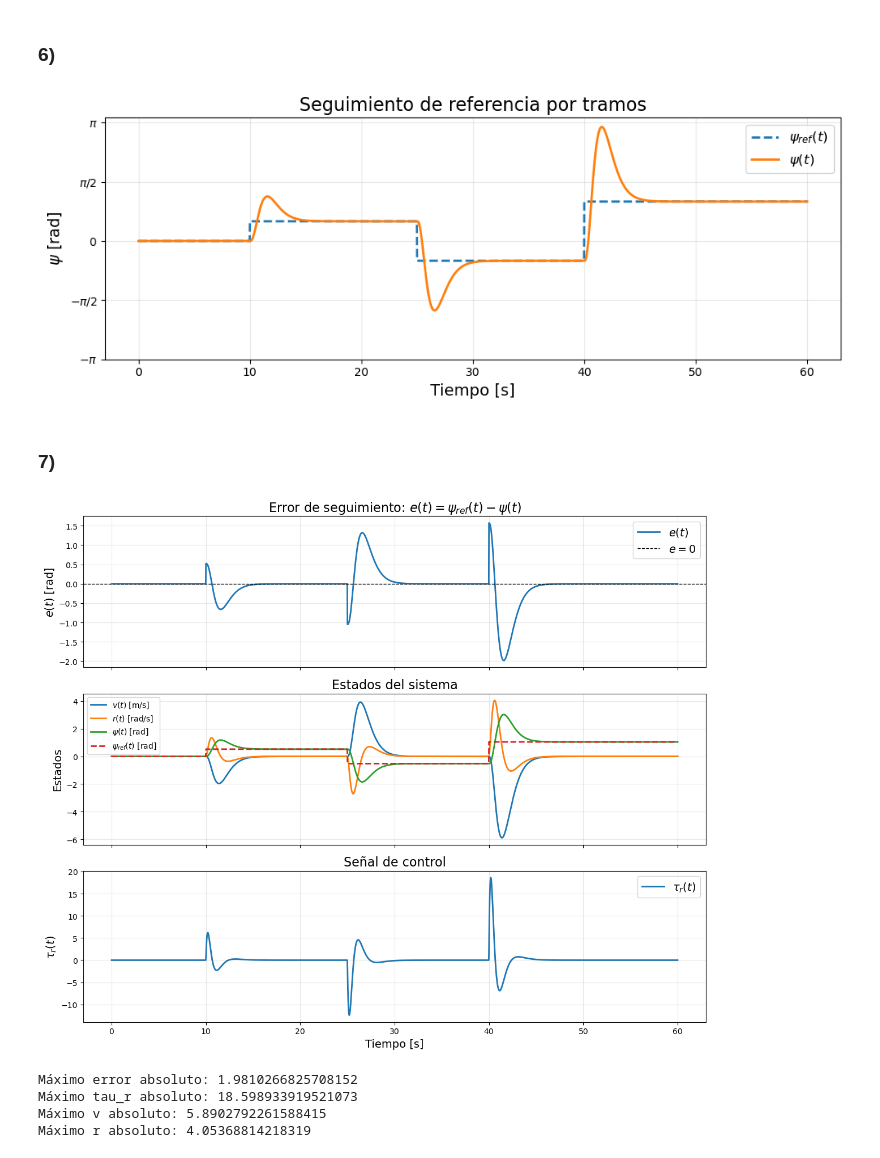
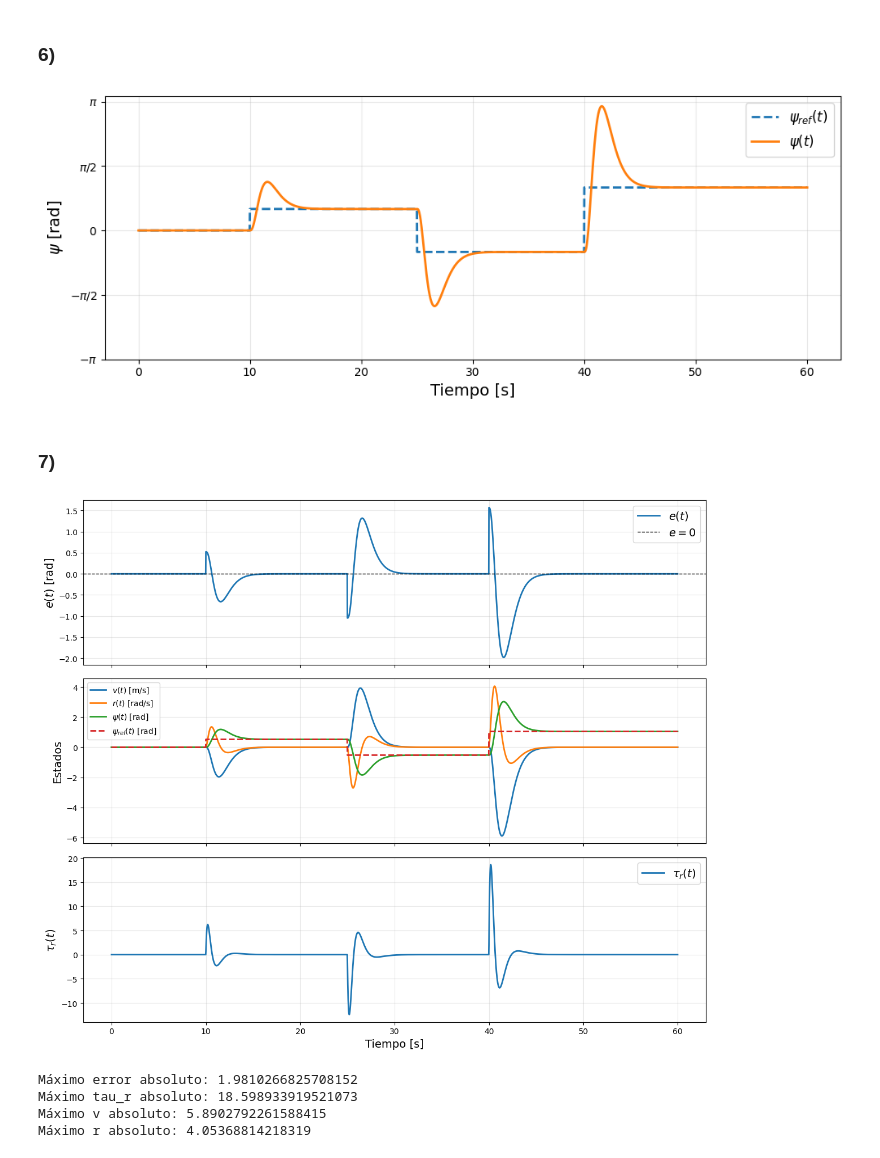
Before and after one commit to teomk/Control-TP2, a Jupyter notebook: parteA.ipynb, the cells around one changed output. Saved outputs shown, nothing was run; the diff lists cells and outputs as text; code cells hidden in the pictures.

```diff
--- a/parteA.ipynb
+++ b/parteA.ipynb
@@ -157,7 +157,6 @@ plt.plot(T_sim, psi_ref, '--', label=r'$\psi_{ref}(t)$', linewidth=2)
 plt.plot(T_sim, y_out[2, :], label=r'$\psi(t)$', linewidth=2)
 plt.xlabel('Tiempo [s]', fontsize=label_fontsize)
 plt.ylabel(r'$\psi$ [rad]', fontsize=label_fontsize)
-plt.title('Seguimiento de referencia por tramos', fontsize=title_fontsize)
 plt.grid(True, alpha=0.3)
 plt.legend(fontsize=legend_fontsize)
 plt.yticks(
@@ -169,7 +168,7 @@ plt.tight_layout()
 plt.savefig("plots/parteA/seguimiento.png", dpi=300, bbox_inches="tight")
 plt.show()
 # %% [output]
-[figure, old version]
+[figure, new version]
 # %% [markdown]
 ### 7)
 # %%
@@ -193,37 +192,34 @@ legend_fontsize = 14
 title_fontsize = 16
 
 # Error de seguimiento
 ax1.plot(T_sim, e, linewidth=2, label=r'$e(t)$')
 ax1.axhline(0, color='black', linestyle='--', linewidth=1, label=r'$e=0$')
 ax1.set_ylabel(r'$e(t)$ [rad]', fontsize=label_fontsize)
-ax1.set_title(r'Error de seguimiento: $e(t)=\psi_{ref}(t)-\psi(t)$', fontsize=title_fontsize)
 ax1.grid(True, alpha=0.3)
 ax1.legend(fontsize=legend_fontsize)
 
 # Estados del sistema
 ax2.plot(T_sim, v, label=r'$v(t)$ [m/s]', linewidth=2)
 ax2.plot(T_sim, r, label=r'$r(t)$ [rad/s]', linewidth=2)
 ax2.plot(T_sim, psi, label=r'$\psi(t)$ [rad]', linewidth=2)
 ax2.plot(T_sim, psi_ref, '--', label=r'$\psi_{ref}(t)$ [rad]', linewidth=2)
 ax2.set_ylabel('Estados', fontsize=label_fontsize)
-ax2.set_title('Estados del sistema', fontsize=title_fontsize)
 ax2.legend(fontsize=legend_fontsize)
 ax2.grid(True, alpha=0.3)
 ax2.legend()
 
 # Señal de control
 ax3.plot(T_sim, tau_r, linewidth=2, label=r'$\tau_r(t)$')
 ax3.set_xlabel('Tiempo [s]', fontsize=label_fontsize)
 ax3.set_ylabel(r'$\tau_r(t)$', fontsize=label_fontsize)
-ax3.set_title('Señal de control', fontsize=title_fontsize)
 ax3.grid(True, alpha=0.3)
 ax3.legend(fontsize=legend_fontsize)
 
 plt.tight_layout()
 fig.savefig("plots/parteA/error_estados_control.png", dpi=300, bbox_inches="tight")
 plt.show()
 # %% [output]
-[figure, old version]
+[figure, new version]
 # %%
 print("Máximo error absoluto:", np.max(np.abs(e)))
 print("Máximo tau_r absoluto:", np.max(np.abs(tau_r)))
```
Also changed, not shown: parts of 1 cell of this notebook, 22 other files.
